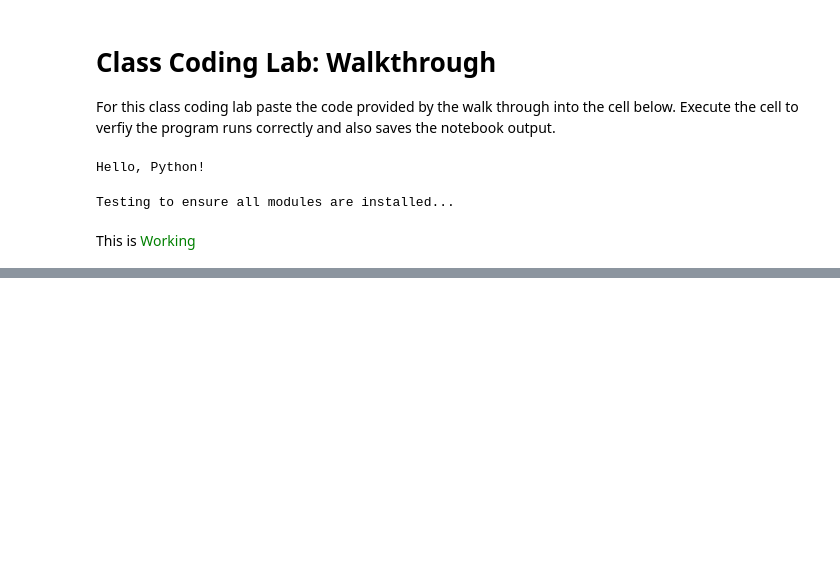
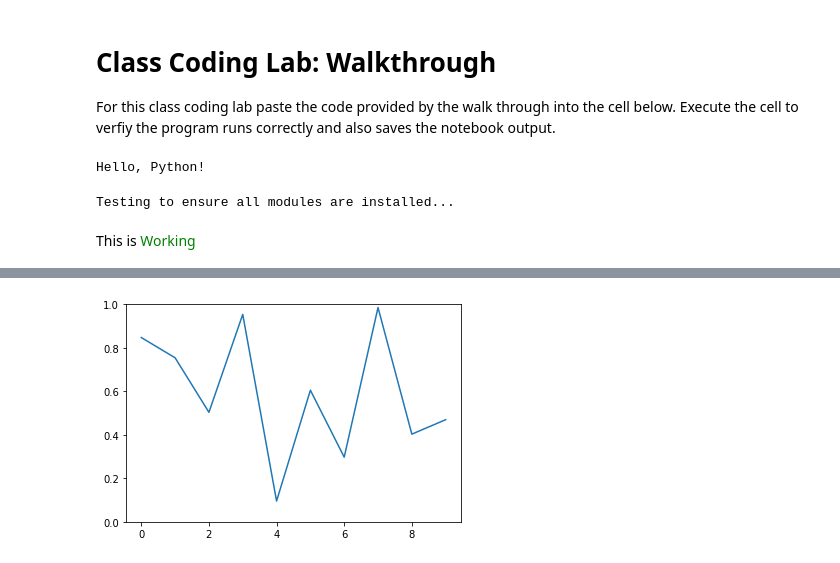
Before and after one commit to eldontsoi/Exercises, a Jupyter notebook: content/lessons/01/Class-Coding-Lab/CCL-walkthrough.ipynb, the cells around one changed output, grey strips where cells are left out. Cells and saved outputs as stored; diff of their text form; code cells hidden in the pictures; blank space fills up the shorter version.

```diff
--- a/content/lessons/01/Class-Coding-Lab/CCL-walkthrough.ipynb
+++ b/content/lessons/01/Class-Coding-Lab/CCL-walkthrough.ipynb
@@ -44,0 +65,32 @@ This is Working
+# %%
+"""
+===========
+Random data
+===========
+
+An animation of random data.
+
+"""
+
+import numpy as np
+import matplotlib.pyplot as plt
+import matplotlib.animation as animation
+
+fig, ax = plt.subplots()
+line, = ax.plot(np.random.rand(10))
+ax.set_ylim(0, 1)
+
+
+def update(data):
+    line.set_ydata(data)
+    return line,
+
+
+def data_gen():
+    while True:
+        yield np.random.rand(10)
+
+ani = animation.FuncAnimation(fig, update, data_gen, interval=100)
+plt.show()
+# %% [output]
+[figure, added]
```
Also changed, not shown: parts of 2 cells of this notebook, 10 other files.
